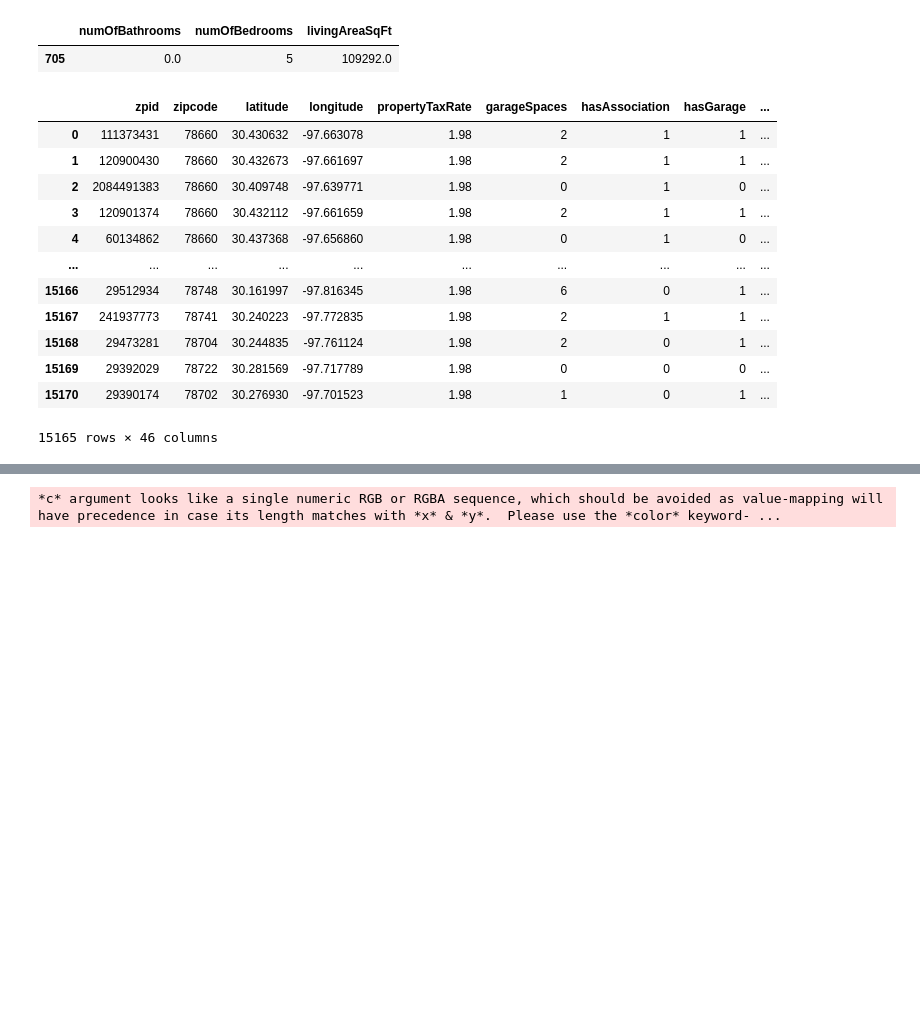
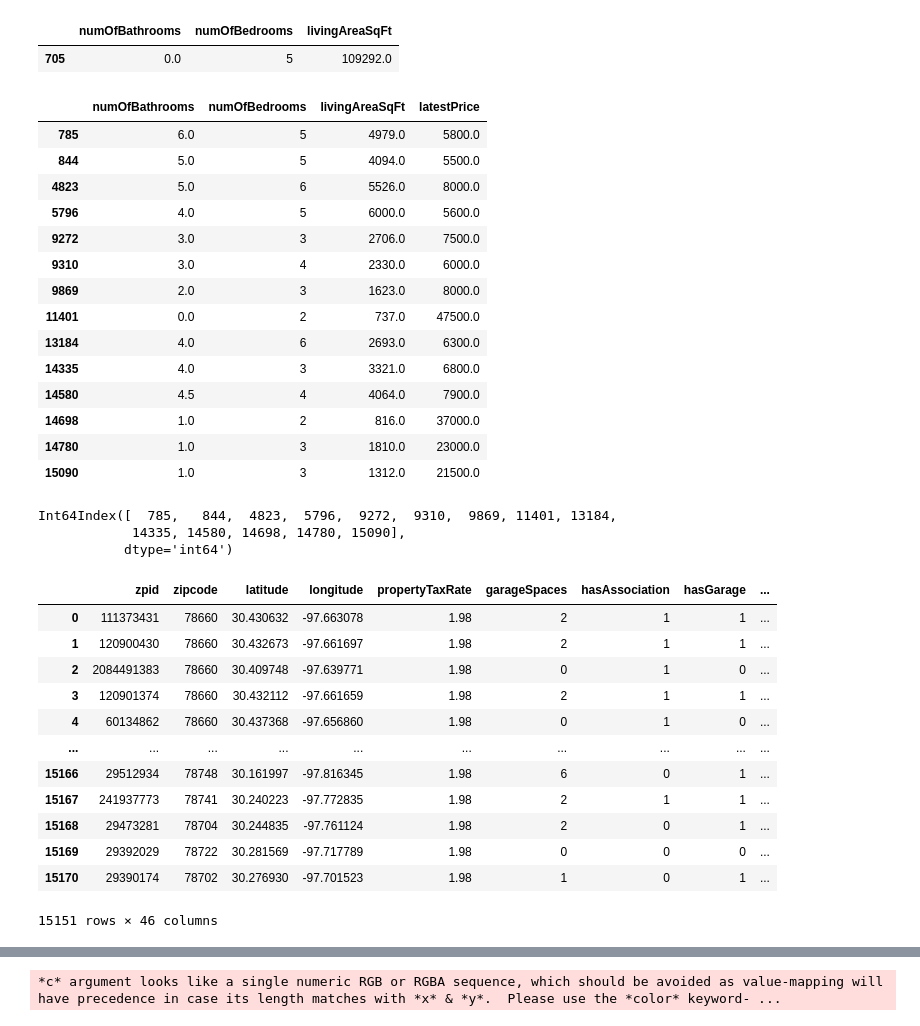
Before and after one commit to dannyvchu/Housing-Market-Analysis, a Jupyter notebook: notebook/CleaningData.ipynb, the cells around one changed output, grey strips where cells are left out. Cells and saved outputs as stored; diff of their text form; code cells hidden in the pictures; blank space fills up the shorter version.

Commit message:
remove houses less than 50k

```diff
--- a/notebook/CleaningData.ipynb
+++ b/notebook/CleaningData.ipynb
@@ -406,9 +406,37 @@ oddrow4[['numOfBathrooms', 'numOfBedrooms', 'livingAreaSqFt']]
 # %% [output]
 |  | numOfBathrooms | numOfBedrooms | livingAreaSqFt |
 | 705 | 0.0 | 5 | 109292.0 |
+# %%
+# Find outliers - cost less than $50k
+# Confirmed with descriptions, prices don't align, lower are more likely rental prices. others are undeveloped
+oddrow5 = regressiondata4[regressiondata['latestPrice'] <= 50000]
+oddrow5[['numOfBathrooms', 'numOfBedrooms', 'livingAreaSqFt', 'latestPrice']]
+# %% [output]
+|  | numOfBathrooms | numOfBedrooms | livingAreaSqFt | latestPrice |
+| 785 | 6.0 | 5 | 4979.0 | 5800.0 |
+| 844 | 5.0 | 5 | 4094.0 | 5500.0 |
+| 4823 | 5.0 | 6 | 5526.0 | 8000.0 |
+| 5796 | 4.0 | 5 | 6000.0 | 5600.0 |
+| 9272 | 3.0 | 3 | 2706.0 | 7500.0 |
+| 9310 | 3.0 | 4 | 2330.0 | 6000.0 |
+| 9869 | 2.0 | 3 | 1623.0 | 8000.0 |
+| 11401 | 0.0 | 2 | 737.0 | 47500.0 |
+| 13184 | 4.0 | 6 | 2693.0 | 6300.0 |
+| 14335 | 4.0 | 3 | 3321.0 | 6800.0 |
+| 14580 | 4.5 | 4 | 4064.0 | 7900.0 |
+| 14698 | 1.0 | 2 | 816.0 | 37000.0 |
+| 14780 | 1.0 | 3 | 1810.0 | 23000.0 |
+| 15090 | 1.0 | 3 | 1312.0 | 21500.0 |
+# %%
+oddrow5.index
+# %% [output]
+Int64Index([  785,   844,  4823,  5796,  9272,  9310,  9869, 11401, 13184,
+            14335, 14580, 14698, 14780, 15090],
+           dtype='int64')
 # %%
-# remove outlier rows: 2838, 8597, 14654, 705, 9244, 11116
-regressiondata5=regressiondata4.drop([2838, 8597, 14654, 705, 9244, 11116])
+# remove outlier rows: 2838, 8597, 14654, 705, 9244, 11116, 785,   844,  4823,  5796,  9272,  9310,  9869, 11401, 13184,
+#            14335, 14580, 14698, 14780, 15090
+regressiondata5=regressiondata4.drop([2838, 8597, 14654, 705, 9244, 11116, 785,   844,  4823,  5796,  9272,  9310,  9869, 11401, 13184, 14335, 14580, 14698, 14780, 15090])
 regressiondata5
 # %% [output]
 |  | zpid | zipcode | latitude | longitude | propertyTaxRate | garageSpaces | hasAssociation | hasGarage | ... |
@@ -423,7 +451,7 @@ regressiondata5
 | 15168 | 29473281 | 78704 | 30.244835 | -97.761124 | 1.98 | 2 | 0 | 1 | ... |
 | 15169 | 29392029 | 78722 | 30.281569 | -97.717789 | 1.98 | 0 | 0 | 0 | ... |
 | 15170 | 29390174 | 78702 | 30.276930 | -97.701523 | 1.98 | 1 | 0 | 1 | ... |
-15165 rows × 46 columns
+15151 rows × 46 columns
 # %%
 # top 5 and bottom 5 based on correlation matrix
 #top 6 positive correlation: 'numOfBathrooms', 'livingAreaSqFt', 'numOfBedrooms', 'avgSchoolRating', 'numOfStories', 'MedianStudentsPerTeacher',
```
Also changed, not shown: parts of 6 cells of this notebook, 10 other files.
